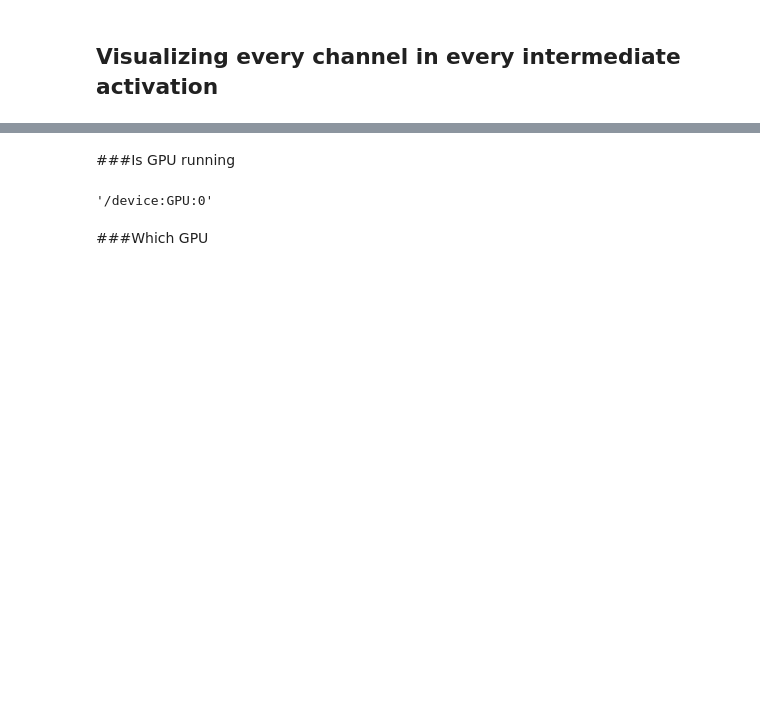
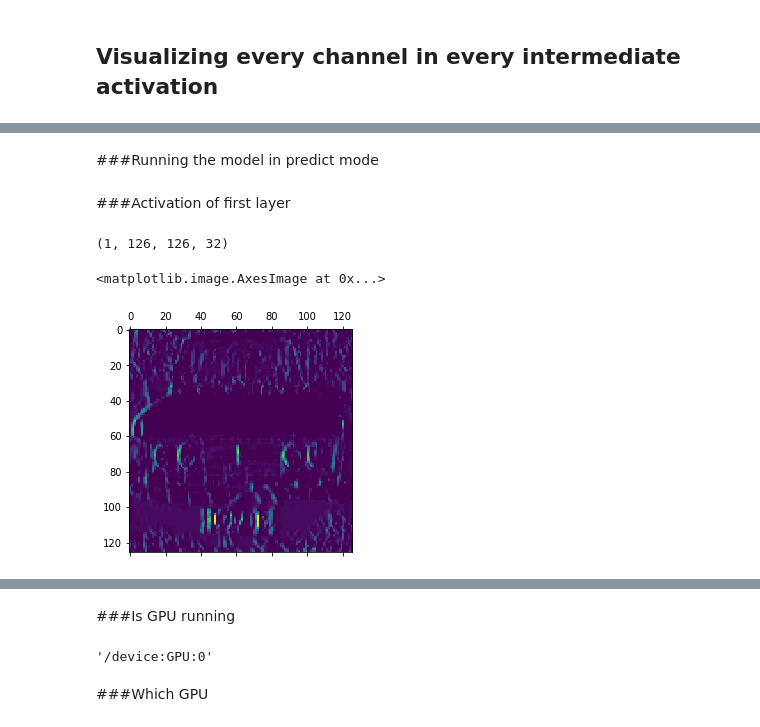
Before and after one commit to S3688570/Cars_Deep_Learning, a Jupyter notebook: cars_act_CNN_final.ipynb, the cells around one changed output, grey strips where cells are left out. Saved outputs shown, nothing was run; the diff lists cells and outputs as text; code cells hidden in the pictures; blank space fills up the shorter version.

```diff
--- a/cars_act_CNN_final.ipynb
+++ b/cars_act_CNN_final.ipynb
@@ -248,0 +214,21 @@ print(layer_names)
+# %%
+layer_outputs = [layer.output for layer in model.layers[:12]]
+# Extracts the outputs of the top 12 layers
+activation_model = models.Model(inputs=model.input, outputs=layer_outputs) # Creates a model that will return these outputs, given the model input
+# %% [markdown]
+###Running the model in predict mode
+# %%
+activations = activation_model.predict(img_tensor)
+# Returns a list of five Numpy arrays: one array per layer activation
+# %% [markdown]
+###Activation of first layer
+# %%
+first_layer_activation = activations[0]
+print(first_layer_activation.shape)
+# %% [output]
+(1, 126, 126, 32)
+# %%
+plt.matshow(first_layer_activation[0, :, :, 5], cmap='viridis')
+# %% [output]
+<matplotlib.image.AxesImage at 0x...>
+[figure, added]
```
Also changed, not shown: parts of 18 cells of this notebook.
